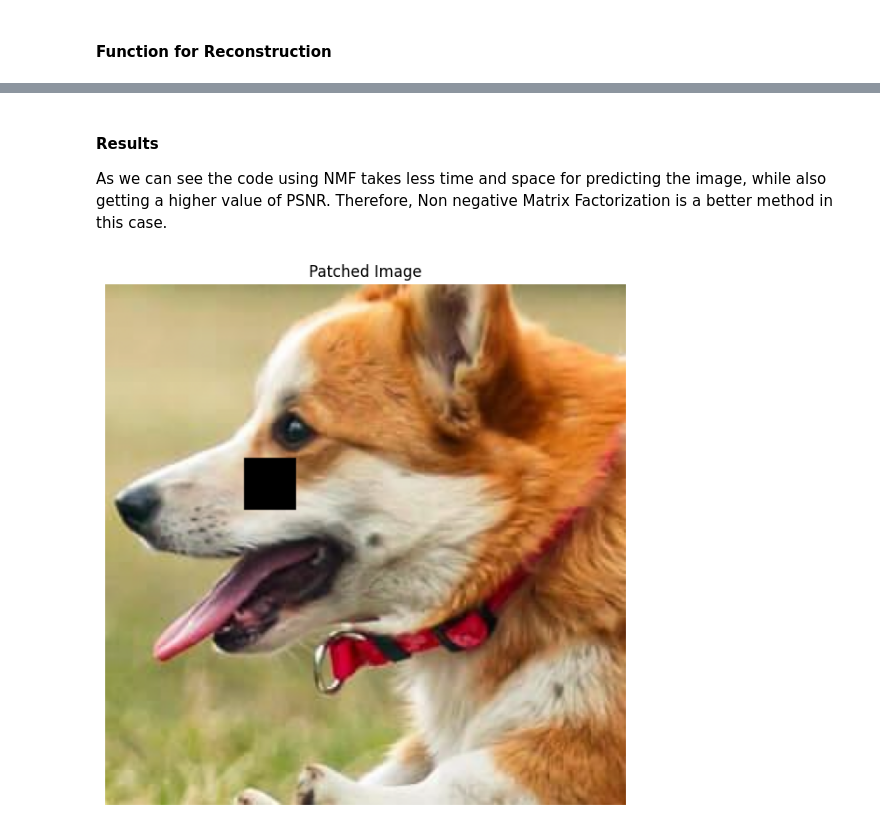
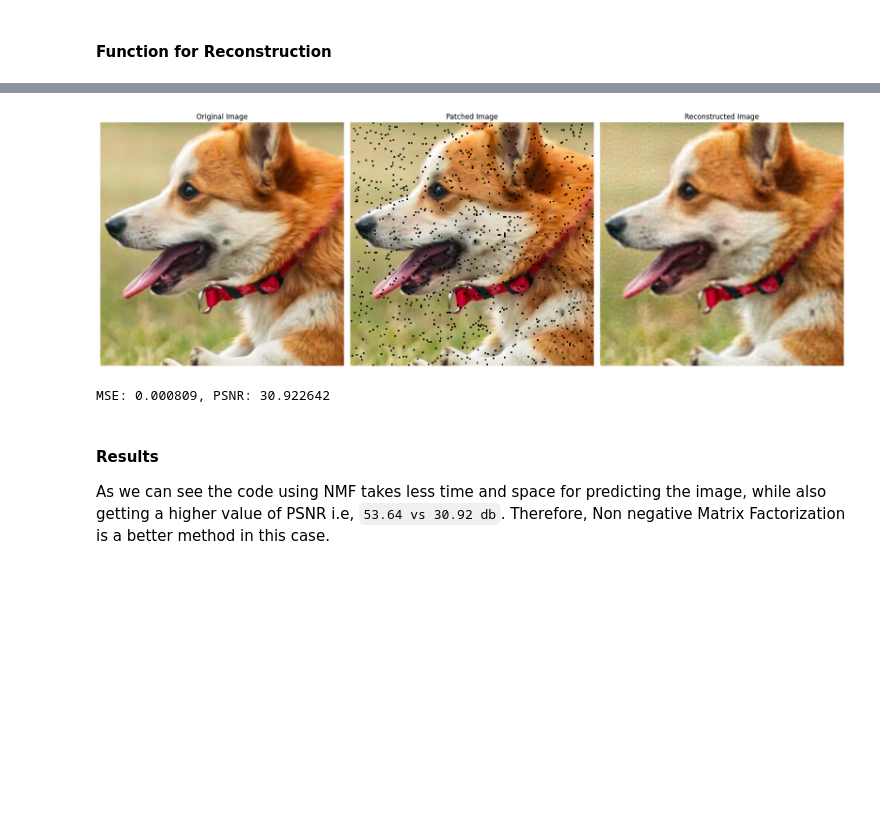
Before and after one commit to Reckadon/ES335-ML-Assignment-2, a Jupyter notebook: task4-RFF-Final.ipynb, the cells around one changed output, grey strips where cells are left out. Saved outputs shown, nothing was run; the diff lists cells and outputs as text; code cells hidden in the pictures; blank space fills up the shorter version.

```diff
--- a/task4-RFF-Final.ipynb
+++ b/task4-RFF-Final.ipynb
@@ -149,7 +150,7 @@ torch.Size([90000, 2])
 # %% [markdown]
 #### Function for Reconstruction
 # %%
-def reconstruct(X: torch.Tensor, X_img_shape: tuple[int, int, int], Y: torch.Tensor, num_rff: int):
+def reconstruct(mask, patchedImage, num_rff: int):
     """
     X - X Feature space of original image
     X_img_shape - Shape of the original image
@@ -162,24 +163,49 @@ def reconstruct(X: torch.Tensor, X_img_shape: tuple[int, int, int], Y: torch.Ten
     epochs = 1000
     lr = 0.01
 
-    X_coords_rff = create_rff_features(X, num_rff, sigma)
+    mask = ~mask
+    #print(mask)
+
+    X_available, Y_available = create_coordinate_map(patchedImage, mask)
+    X_available_scaled = torch.tensor(preprocessing.MinMaxScaler(feature_range=(-1, 1)).fit_transform(X_available), device=device).float()
+    X_available_rff = create_rff_features(X_available_scaled, num_rff, sigma)
+
+    print('Shape of RFF for availableImage: ', X_available_rff.shape)
 
     # Create a linear model
-    rff_model = LinearModel(X_coords_rff.shape[1], Y.shape[1])
+    rff_model = LinearModel(X_available_rff.shape[1], Y_available.shape[1])
     rff_model.to(device)
 
     # Train the model
-    loss = train(rff_model, lr, X_coords_rff, Y, epochs, verbose=True)
+    loss = train(rff_model, lr, X_available_rff, Y_available, epochs, verbose=True)
 
-    height, width, num_channels = X_img_shape[0], X_img_shape[1], X_img_shape[2]
+    height, width, num_channels = patchedImage.shape[0], patchedImage.shape[1], patchedImage.shape[2]
+
+    w_coords = torch.arange(0, width, 1).repeat(height, 1)
+    h_coords = torch.arange(0, height, 1).repeat(width, 1).t()
+    w_coords = w_coords.reshape(-1)
+    h_coords = h_coords.reshape(-1)
+
+    # Combine the x and y coordinates into a single tensor and create RFFs space
+    X_coords = torch.stack([h_coords, w_coords], dim=1).float()
+    # MinMaxScaler from -1 to 1
+    X_coords_scaled = torch.tensor(preprocessing.MinMaxScaler(feature_range=(-1, 1)).fit_transform(X_coords), device=device).float()
+
+    X_coords_rff = create_rff_features(X_coords_scaled, num_rff, sigma)
+    print('Shape of X_RFF for inference: ', X_coords_rff.shape)
 
     rff_model.eval()
+
+#     X_test, Y_test = create_coordinate_map(patchedImage)
+#     X_test_scaled = torch.tensor(preprocessing.MinMaxScaler(feature_range=(-1, 1)).fit_transform(X_test), device=device).float()
+
+#     X_test_rff = create_rff_features(X_test_scaled, num_rff, sigma)
     with torch.inference_mode():
         #getting prediction
         Y_pred = rff_model(X_coords_rff)
         reconstructed_image = Y_pred.reshape(height, width, num_channels)
 
-    plot_images([image, reconstructed_image], ["Original Image", "Reconstructed Image"])
+    plot_images([image,patchedImage, reconstructed_image], ["Original Image", "Patched Image", "Reconstructed Image"])
 
     mse = MeanSquaredError(device=device)
     psnr = PeakSignalNoiseRatio(device=device)
@@ -190,5 +216,5 @@ def reconstruct(X: torch.Tensor, X_img_shape: tuple[int, int, int], Y: torch.Ten
 
     print(f"MSE: {mse_val:.6f}, PSNR: {psnr_val:.6f}")
 
-    del X_coords_rff
+    del X_available_rff
     del rff_model
@@ -202,0 +221,3 @@ MSE: 0.000581, PSNR: 32.359315
+# %%
+reconstruct(mask, randomlyPatchedImage, 15000)
+# %% [output]
@@ -203,11 +229,5 @@ MSE: 0.000581, PSNR: 32.359315
+[figure, added]
+MSE: 0.000809, PSNR: 30.922642
 # %% [markdown]
 #### Results
-As we can see the code using NMF takes less time and space for predicting the image, while also getting a higher value of PSNR. Therefore, Non negative Matrix Factorization is a better method in this case.
+As we can see the code using NMF takes less time and space for predicting the image, while also getting a higher value of PSNR i.e, `53.64 vs 30.92 db`. Therefore, Non negative Matrix Factorization is a better method in this case.
-# %%
-patchedImage = image.clone().detach()
-
-patchedImage[100:130, 80:110,:] = 0
-
-plot_images([patchedImage], ["Patched Image"])
-# %% [output]
-[figure, removed]
```
Also changed, not shown: parts of 9 cells of this notebook.
